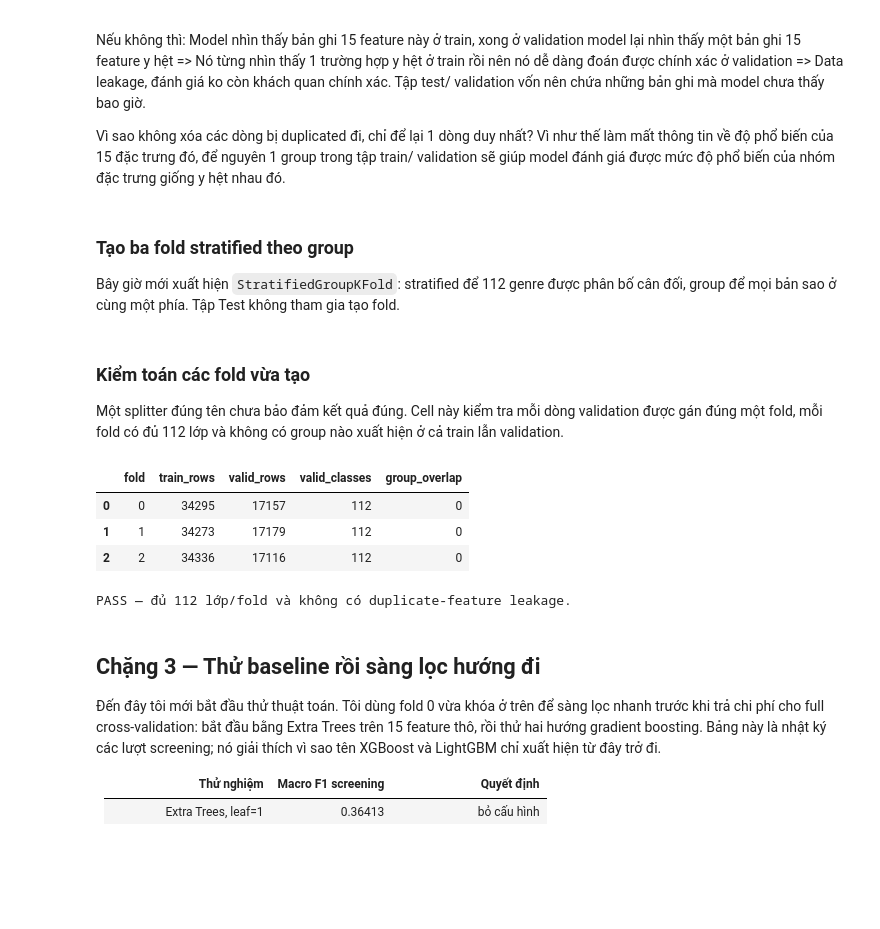
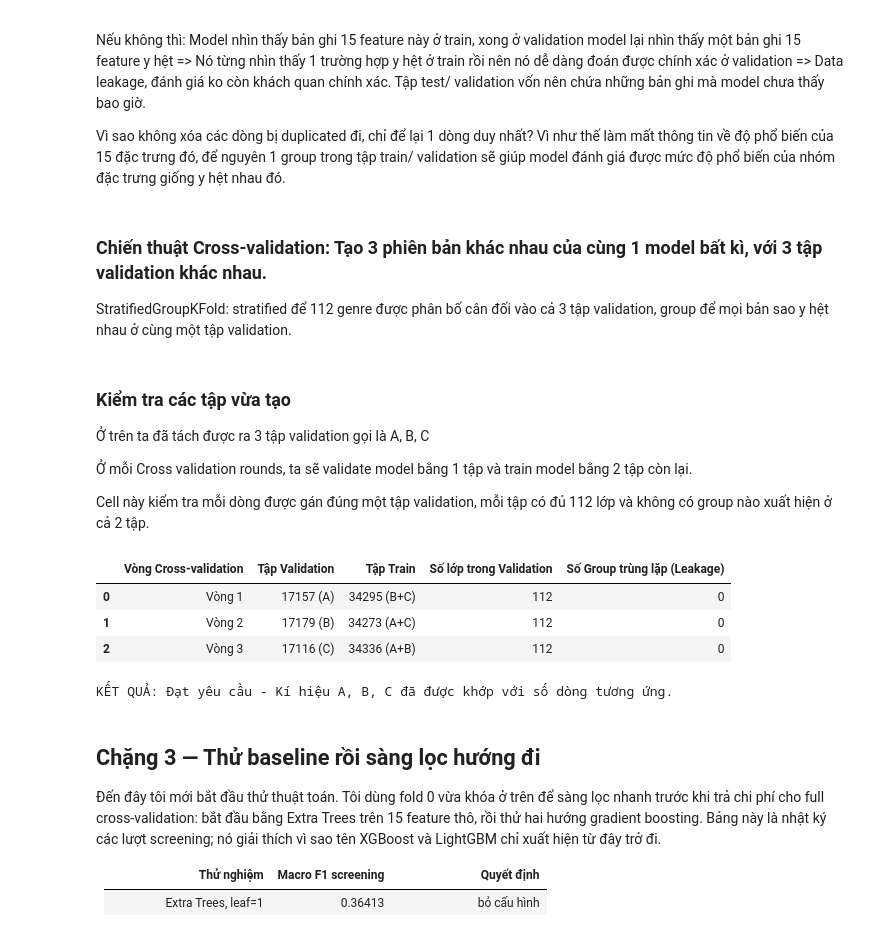
Before and after one commit to iTCuong090/Machine-Learning-Deep-Learning, a Jupyter notebook: ISE_TRAINNING_TEST_23-8-2026/ISE_music_genre_final_solution.ipynb, the cells around one changed output. Saved outputs shown, nothing was run; the diff lists cells and outputs as text; code cells hidden in the pictures; blank space fills up the shorter version.

Commit message:
Được tạo bằng Colab

```diff
--- a/ISE_TRAINNING_TEST_23-8-2026/ISE_music_genre_final_solution.ipynb
+++ b/ISE_TRAINNING_TEST_23-8-2026/ISE_music_genre_final_solution.ipynb
@@ -183,9 +163,9 @@ Nếu không thì: Model nhìn thấy bản ghi 15 feature này ở train, xong
 
 Vì sao không xóa các dòng bị duplicated đi, chỉ để lại 1 dòng duy nhất? Vì như thế làm mất thông tin về độ phổ biến của 15 đặc trưng đó, để nguyên 1 group trong tập train/ validation sẽ giúp model đánh giá được mức độ phổ biến của nhóm đặc trưng giống y hệt nhau đó.
 # %% [markdown]
-### Tạo ba fold stratified theo group
+### Chiến thuật Cross-validation: Tạo 3 phiên bản khác nhau của cùng 1 model bất kì, với 3 tập validation khác nhau.
 
-Bây giờ mới xuất hiện `StratifiedGroupKFold`: stratified để 112 genre được phân bố cân đối, group để mọi bản sao ở cùng một phía. Tập Test không tham gia tạo fold.
+StratifiedGroupKFold: stratified để 112 genre được phân bố cân đối vào cả 3 tập validation, group để mọi bản sao y hệt nhau ở cùng một tập validation.
 # %%
 from sklearn.model_selection import StratifiedGroupKFold
 
@@ -198,44 +178,45 @@ splitter = StratifiedGroupKFold(
 )
 splits = list(splitter.split(raw_train, y, groups=group_id))
 # %% [markdown]
-### Kiểm toán các fold vừa tạo
+### Kiểm tra các tập vừa tạo
 
-Một splitter đúng tên chưa bảo đảm kết quả đúng. Cell này kiểm tra mỗi dòng validation được gán đúng một fold, mỗi fold có đủ 112 lớp và không có group nào xuất hiện ở cả train lẫn validation.
+Ở trên ta đã tách được ra 3 tập validation gọi là A, B, C
+
+Ở mỗi Cross validation rounds, ta sẽ validate model bằng 1 tập và train model bằng 2 tập còn lại.
+
+Cell này kiểm tra mỗi dòng được gán đúng một tập validation, mỗi tập có đủ 112 lớp và không có group nào xuất hiện ở cả 2 tập.
 # %%
 fold_assignment = np.full(len(train), -1, dtype=np.int8)
 fold_audit = []
 
+# Gán nhãn cho các tập dựa trên số dòng thực tế
+# Vòng 1: Validation = 17157 (A)
+# Vòng 2: Validation = 17179 (B)
+# Vòng 3: Validation = 17116 (C)
+labels = ['A', 'B', 'C']
+
 for fold, (train_idx, valid_idx) in enumerate(splits):
     fold_assignment[valid_idx] = fold
-    train_groups = set(group_id.iloc[train_idx])
-    valid_groups = set(group_id.iloc[valid_idx])
+    val_label = labels[fold]
+    train_labels = "+".join([labels[i] for i in range(3) if i != fold])
+
     fold_audit.append({
-        "fold": fold,
-        "train_rows": len(train_idx),
-        "valid_rows": len(valid_idx),
-        "valid_classes": np.unique(y[valid_idx]).size,
-        "group_overlap": len(train_groups & valid_groups),
+        "Vòng Cross-validation": f"Vòng {fold + 1}",
+        "Tập Validation": f"{len(valid_idx)} ({val_label})",
+        "Tập Train": f"{len(train_idx)} ({train_labels})",
+        "Số lớp trong Validation": np.unique(y[valid_idx]).size,
+        "Số Group trùng lặp (Leakage)": len(set(group_id.iloc[train_idx]) & set(group_id.iloc[valid_idx])),
     })
 
 assert np.all(fold_assignment >= 0)
-assert all(row["valid_classes"] == N_CLASSES for row in fold_audit)
-assert all(row["group_overlap"] == 0 for row in fold_audit)
-assert (
-    pd.DataFrame({"group": group_id, "fold": fold_assignment})
-    .groupby("group")["fold"]
-    .nunique()
-    .max()
-    == 1
-)
-
 display(pd.DataFrame(fold_audit))
-print("PASS — đủ 112 lớp/fold và không có duplicate-feature leakage.")
+print("KẾT QUẢ: Đạt yêu cầu - Kí hiệu A, B, C đã được khớp với số dòng tương ứng.")
 # %% [output]
-|  | fold | train_rows | valid_rows | valid_classes | group_overlap |
-| 0 | 0 | 34295 | 17157 | 112 | 0 |
-| 1 | 1 | 34273 | 17179 | 112 | 0 |
-| 2 | 2 | 34336 | 17116 | 112 | 0 |
+|  | Vòng Cross-validation | Tập Validation | Tập Train | Số lớp trong Validation | Số Group trùng lặp (Leakage) |
+| 0 | Vòng 1 | 17157 (A) | 34295 (B+C) | 112 | 0 |
+| 1 | Vòng 2 | 17179 (B) | 34273 (A+C) | 112 | 0 |
+| 2 | Vòng 3 | 17116 (C) | 34336 (A+B) | 112 | 0 |
-PASS — đủ 112 lớp/fold và không có duplicate-feature leakage.
+KẾT QUẢ: Đạt yêu cầu - Kí hiệu A, B, C đã được khớp với số dòng tương ứng.
 # %% [markdown]
 ## Chặng 3 — Thử baseline rồi sàng lọc hướng đi
 
```
Also changed, not shown: parts of 16 cells of this notebook.
